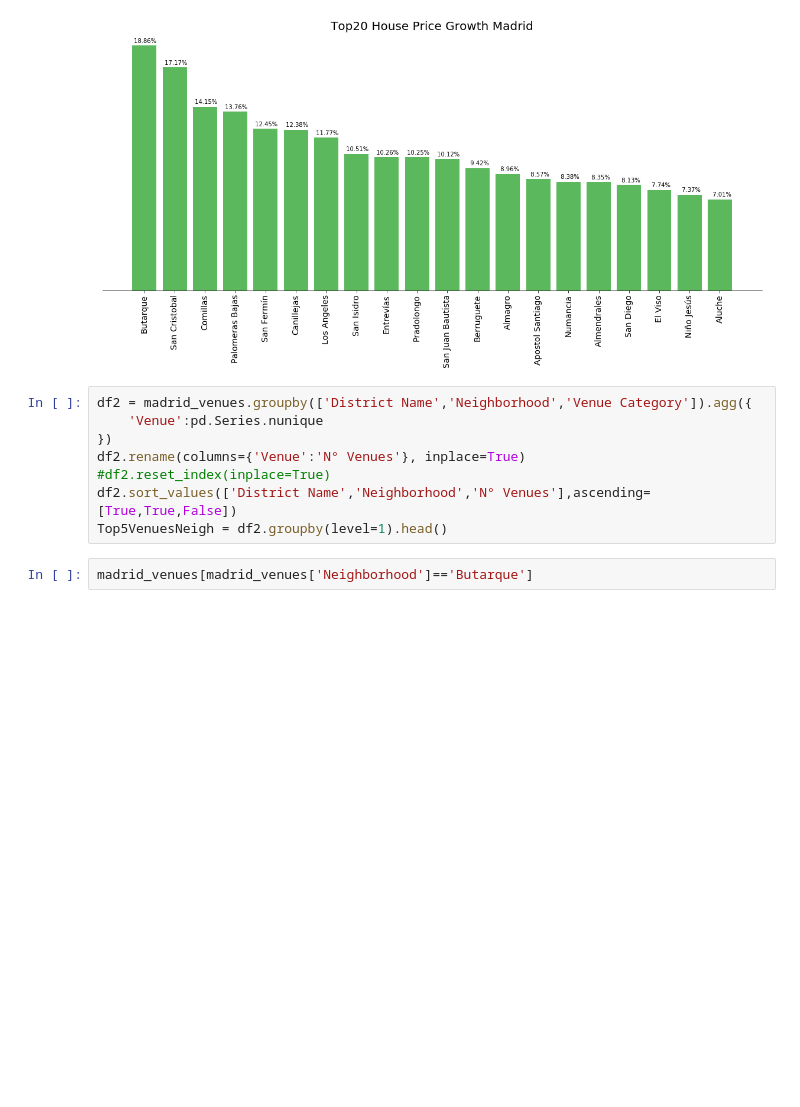
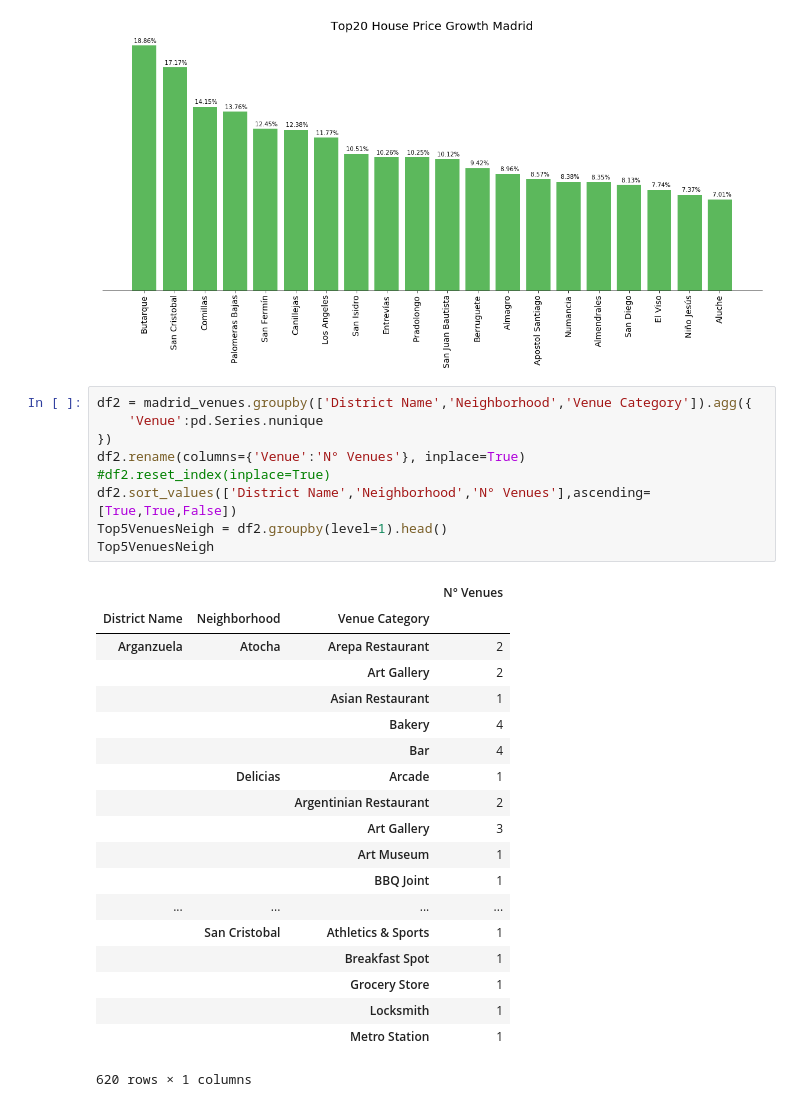
Before and after one commit to cazuaje27/BattleofNeighborhoods, a Jupyter notebook: The Battle of Neighborhoods.ipynb, the cells around one changed output. Cells and saved outputs as stored; diff of their text form; blank space fills up the shorter version.

```diff
--- a/The Battle of Neighborhoods.ipynb
+++ b/The Battle of Neighborhoods.ipynb
@@ -700,10 +712,29 @@ ax.get_geometry()
 # %%
 df2 = madrid_venues.groupby(['District Name','Neighborhood','Venue Category']).agg({
     'Venue':pd.Series.nunique
 })
 df2.rename(columns={'Venue':'N° Venues'}, inplace=True)
 #df2.reset_index(inplace=True)
 df2.sort_values(['District Name','Neighborhood','N° Venues'],ascending=[True,True,False])
 Top5VenuesNeigh = df2.groupby(level=1).head()
+Top5VenuesNeigh
+# %% [output]
+|  |  |  | N° Venues |
+| District Name | Neighborhood | Venue Category |  |
+| Arganzuela | Atocha | Arepa Restaurant | 2 |
+|  |  | Art Gallery | 2 |
+|  |  | Asian Restaurant | 1 |
+|  |  | Bakery | 4 |
+|  |  | Bar | 4 |
+|  | Delicias | Arcade | 1 |
+|  |  | Argentinian Restaurant | 2 |
+|  |  | Art Gallery | 3 |
+|  |  | Art Museum | 1 |
+|  |  | BBQ Joint | 1 |
+| ... | ... | ... | ... |
+|  | San Cristobal | Athletics & Sports | 1 |
+|  |  | Breakfast Spot | 1 |
+|  |  | Grocery Store | 1 |
+|  |  | Locksmith | 1 |
+|  |  | Metro Station | 1 |
+620 rows × 1 columns
-# %%
-madrid_venues[madrid_venues['Neighborhood']=='Butarque']
```
Also changed, not shown: parts of 10 cells of this notebook.
